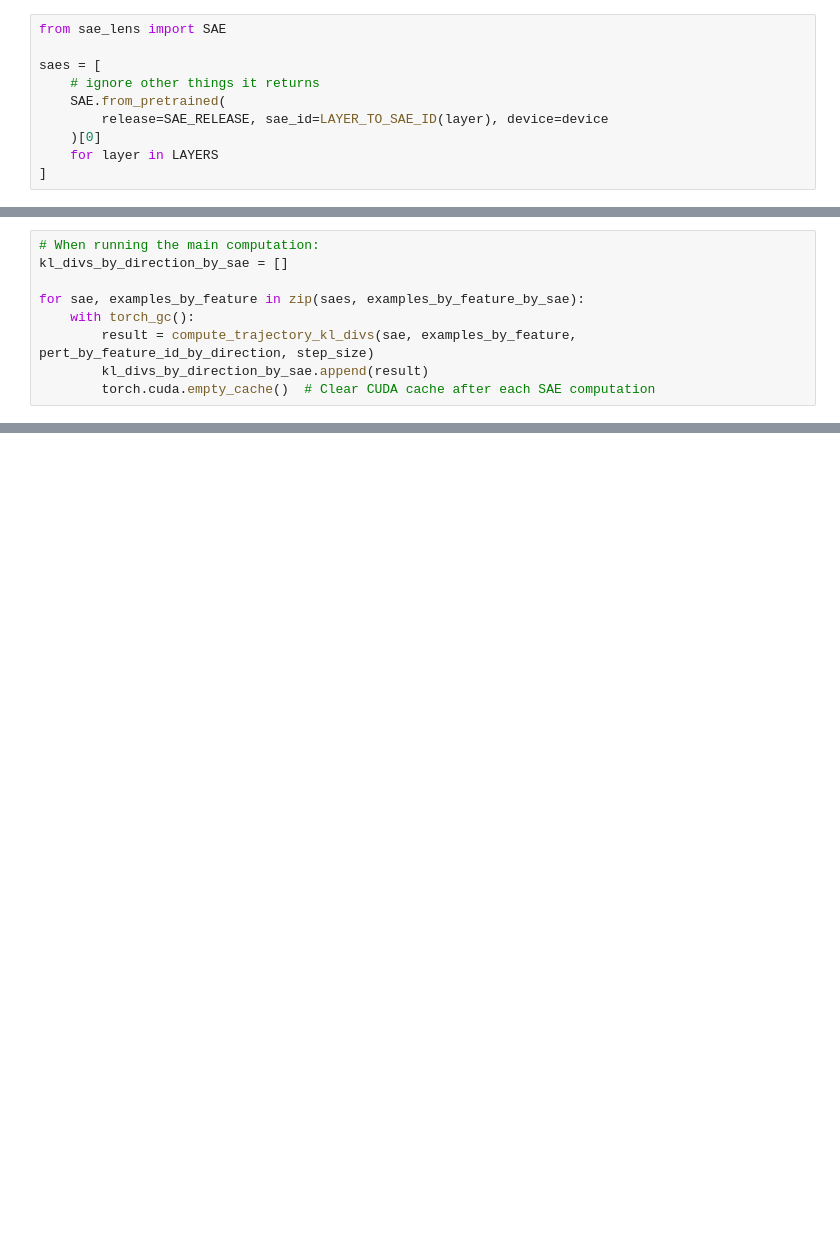
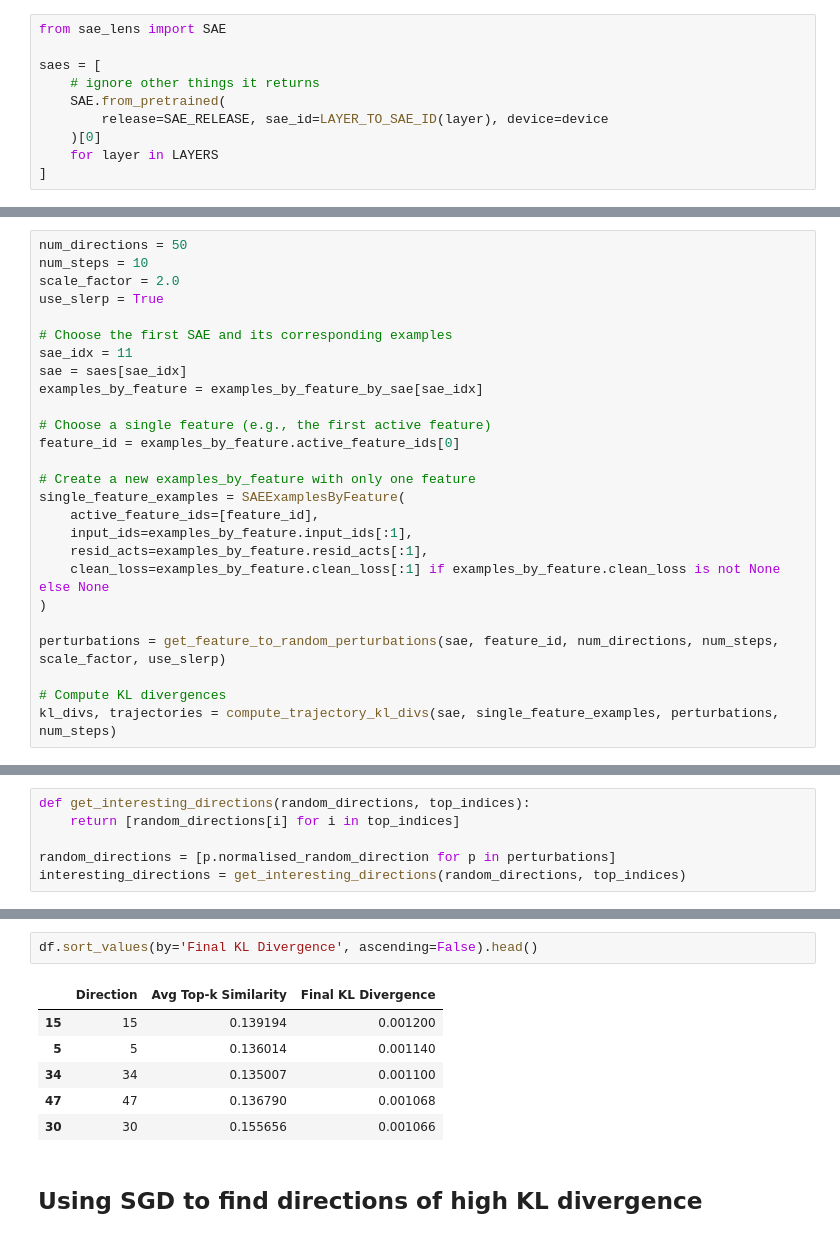
Before and after one commit to jettjaniak/teren, a Jupyter notebook: notebooks/sensitivity_landscape.ipynb, the cells around one changed output, grey strips where cells are left out. Drawn from its saved outputs; the diff is of its cells as text; blank space fills up the shorter version.

```diff
--- a/notebooks/sensitivity_landscape.ipynb
+++ b/notebooks/sensitivity_landscape.ipynb
@@ -442,9 +63,0 @@ plot_kl_divergence_trajectories_plotly(kl_divs, sae_idx, feature_id, num_steps)
-# %%
-# When running the main computation:
-kl_divs_by_direction_by_sae = []
-
-for sae, examples_by_feature in zip(saes, examples_by_feature_by_sae):
-    with torch_gc():
-        result = compute_trajectory_kl_divs(sae, examples_by_feature, pert_by_feature_id_by_direction, step_size)
-        kl_divs_by_direction_by_sae.append(result)
-        torch.cuda.empty_cache()  # Clear CUDA cache after each SAE computation
@@ -469,0 +504,26 @@ def plot_trajectories(kl_divs_by_direction, sae_idx):
+# %%
+num_directions = 50
+num_steps = 10
+scale_factor = 2.0
+use_slerp = True
+
+# Choose the first SAE and its corresponding examples
+sae_idx = 11
+sae = saes[sae_idx]
+examples_by_feature = examples_by_feature_by_sae[sae_idx]
+
+# Choose a single feature (e.g., the first active feature)
+feature_id = examples_by_feature.active_feature_ids[0]
+
+# Create a new examples_by_feature with only one feature
+single_feature_examples = SAEExamplesByFeature(
+    active_feature_ids=[feature_id],
+    input_ids=examples_by_feature.input_ids[:1],
+    resid_acts=examples_by_feature.resid_acts[:1],
+    clean_loss=examples_by_feature.clean_loss[:1] if examples_by_feature.clean_loss is not None else None
+)
+
+perturbations = get_feature_to_random_perturbations(sae, feature_id, num_directions, num_steps, scale_factor, use_slerp)
+
+# Compute KL divergences
+kl_divs, trajectories = compute_trajectory_kl_divs(sae, single_feature_examples, perturbations, num_steps)
@@ -469,0 +564,6 @@ def plot_trajectories(kl_divs_by_direction, sae_idx):
+# %%
+def get_interesting_directions(random_directions, top_indices):
+    return [random_directions[i] for i in top_indices]
+
+random_directions = [p.normalised_random_direction for p in perturbations]
+interesting_directions = get_interesting_directions(random_directions, top_indices)
@@ -469,0 +736,11 @@ def plot_trajectories(kl_divs_by_direction, sae_idx):
+# %%
+df.sort_values(by='Final KL Divergence', ascending=False).head()
+# %% [output]
+|  | Direction | Avg Top-k Similarity | Final KL Divergence |
+| 15 | 15 | 0.139194 | 0.001200 |
+| 5 | 5 | 0.136014 | 0.001140 |
+| 34 | 34 | 0.135007 | 0.001100 |
+| 47 | 47 | 0.136790 | 0.001068 |
+| 30 | 30 | 0.155656 | 0.001066 |
+# %% [markdown]
+## Using SGD to find directions of high KL divergence
```
Also changed, not shown: parts of 37 cells of this notebook.
